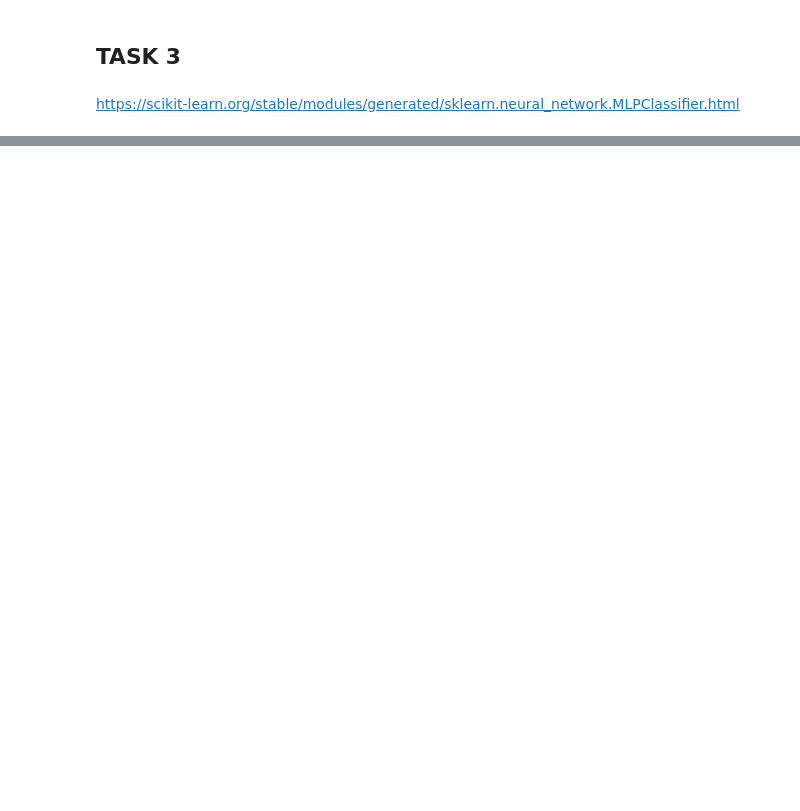
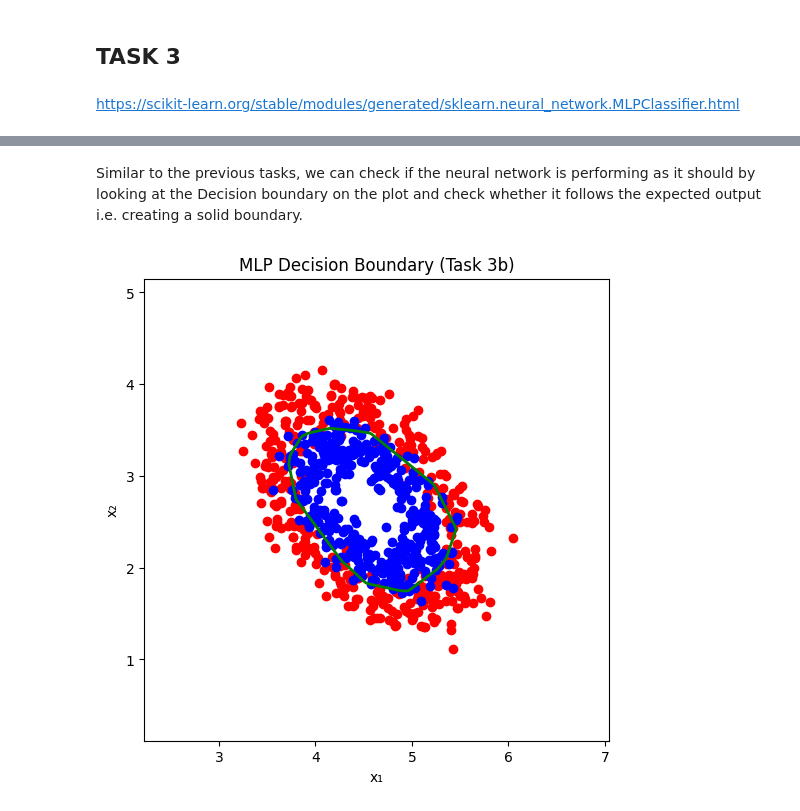
Before and after one commit to Bradley-Tabone/Machine-learning-assignment-2, a Jupyter notebook: CCE2502_Assignment_II_2024_2025/CCE2502_Assignment_II_2024_2025.ipynb, the cells around one changed output, grey strips where cells are left out. Saved outputs shown, nothing was run; the diff lists cells and outputs as text; code cells hidden in the pictures; blank space fills up the shorter version.

```diff
--- a/CCE2502_Assignment_II_2024_2025/CCE2502_Assignment_II_2024_2025.ipynb
+++ b/CCE2502_Assignment_II_2024_2025/CCE2502_Assignment_II_2024_2025.ipynb
@@ -395,0 +465,26 @@ Ellipsis
+# %% [markdown]
+Similar to the previous tasks, we can check if the neural network is performing as it should by looking at the Decision boundary on the plot and check whether it follows the expected output i.e. creating a solid boundary.
+# %%
+plt.figure(figsize=(6,6))
+data_scatter_plot(X_train, y_train)  #Plot the data on a scatter plot
+
+# build grid over the same feature space
+xx, yy = np.meshgrid(
+    np.linspace(X_adv[:,0].min()-1, X_adv[:,0].max()+1, 200),
+    np.linspace(X_adv[:,1].min()-1, X_adv[:,1].max()+1, 200),
+)
+grid = np.c_[xx.ravel(), yy.ravel()]
+
+# get class‐1 probability on each grid point
+probs = mlp.predict_proba(grid)[:,1]
+
+# contour at probability = 0.5
+Z = probs.reshape(xx.shape)
+plt.contour(xx, yy, Z, levels=[0.5], colors='green', linewidths=2)
+
+plt.title("MLP Decision Boundary (Task 3b)")
+plt.xlabel("x₁")
+plt.ylabel("x₂")
+plt.show()
+# %% [output]
+[figure, added]
```
Also changed, not shown: parts of 11 cells of this notebook.
